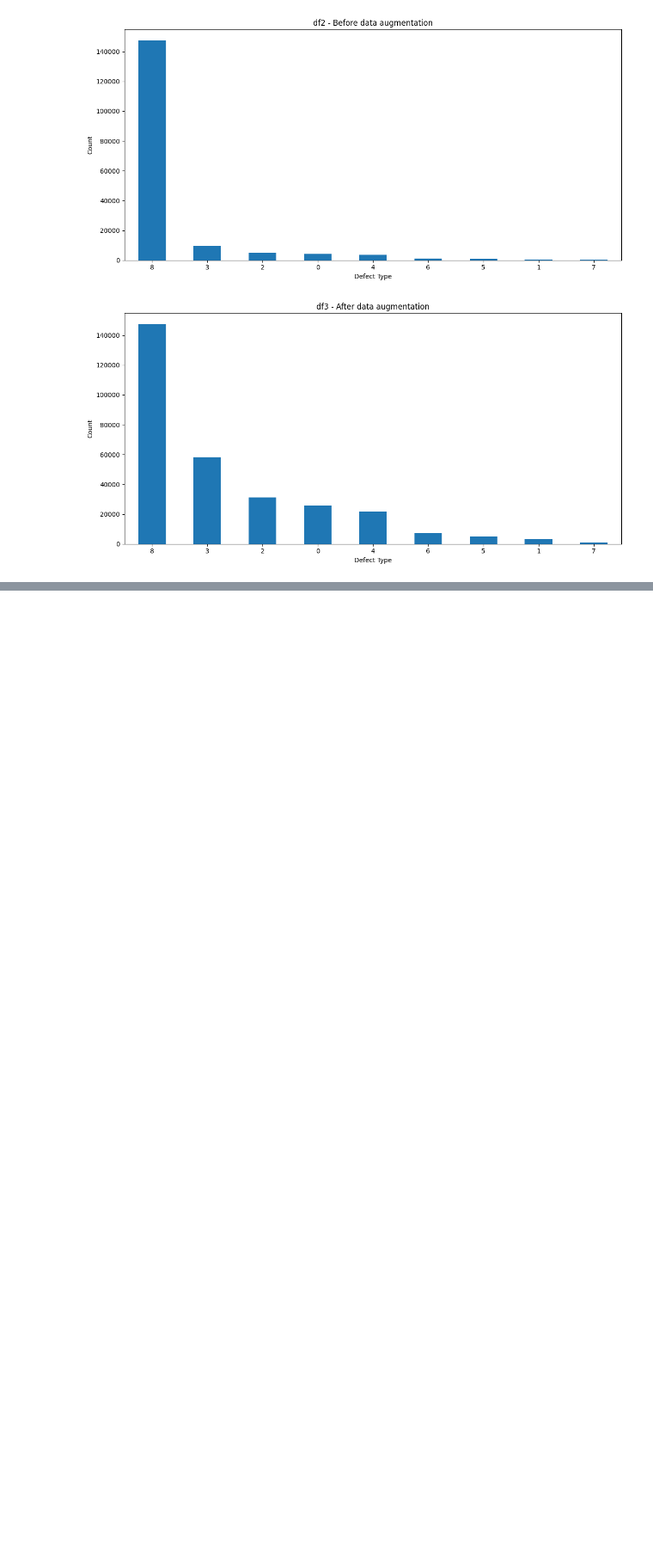
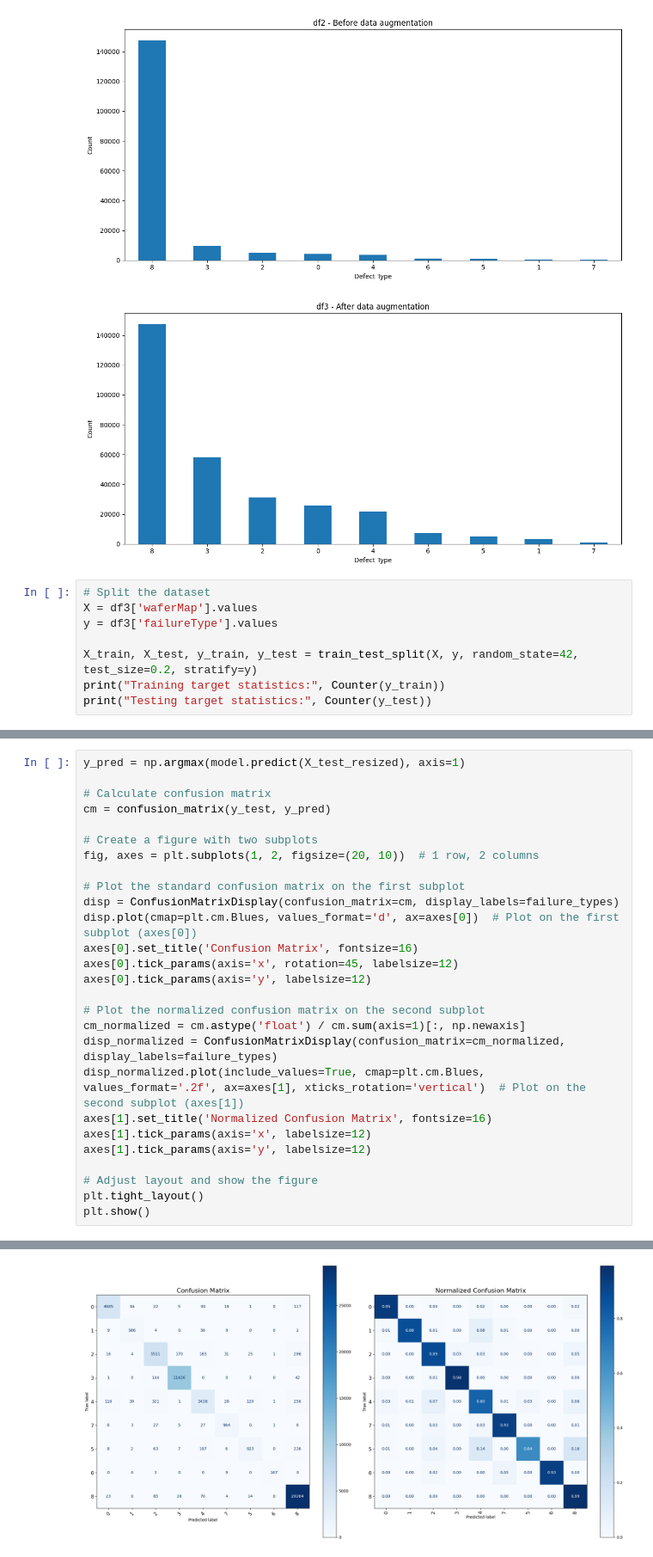
Before and after one commit to teetat9/Wafer-Map-Classifier, a Jupyter notebook: notebooks/explore_data.ipynb, the cells around one changed output, grey strips where cells are left out. Shown at 86% size. Cells and saved outputs as stored; diff of their text form; blank space fills up the shorter version.

```diff
--- a/notebooks/explore_data.ipynb
+++ b/notebooks/explore_data.ipynb
@@ -245,3 +253,11 @@ plot_distribution(df3, "df3 - After data augmentation")
 # %% [output]
 [figure]
 [figure]
+# %%
+# Split the dataset
+X = df3['waferMap'].values
+y = df3['failureType'].values
+
+X_train, X_test, y_train, y_test = train_test_split(X, y, random_state=42, test_size=0.2, stratify=y)
+print("Training target statistics:", Counter(y_train))
+print("Testing target statistics:", Counter(y_test))
@@ -247,0 +411,28 @@ plot_distribution(df3, "df3 - After data augmentation")
+# %%
+y_pred = np.argmax(model.predict(X_test_resized), axis=1)
+
+# Calculate confusion matrix
+cm = confusion_matrix(y_test, y_pred)
+
+# Create a figure with two subplots
+fig, axes = plt.subplots(1, 2, figsize=(20, 10))  # 1 row, 2 columns
+
+# Plot the standard confusion matrix on the first subplot
+disp = ConfusionMatrixDisplay(confusion_matrix=cm, display_labels=failure_types)
+disp.plot(cmap=plt.cm.Blues, values_format='d', ax=axes[0])  # Plot on the first subplot (axes[0])
+axes[0].set_title('Confusion Matrix', fontsize=16)
+axes[0].tick_params(axis='x', rotation=45, labelsize=12)
+axes[0].tick_params(axis='y', labelsize=12)
+
+# Plot the normalized confusion matrix on the second subplot
+cm_normalized = cm.astype('float') / cm.sum(axis=1)[:, np.newaxis]
+disp_normalized = ConfusionMatrixDisplay(confusion_matrix=cm_normalized, display_labels=failure_types)
+disp_normalized.plot(include_values=True, cmap=plt.cm.Blues, values_format='.2f', ax=axes[1], xticks_rotation='vertical')  # Plot on the second subplot (axes[1])
+axes[1].set_title('Normalized Confusion Matrix', fontsize=16)
+axes[1].tick_params(axis='x', labelsize=12)
+axes[1].tick_params(axis='y', labelsize=12)
+
+# Adjust layout and show the figure
+plt.tight_layout()
+plt.show()
+# %% [output]
@@ -247,0 +440 @@ plot_distribution(df3, "df3 - After data augmentation")
+[figure, added]
```
Also changed, not shown: parts of 11 cells of this notebook, 1 other file.
